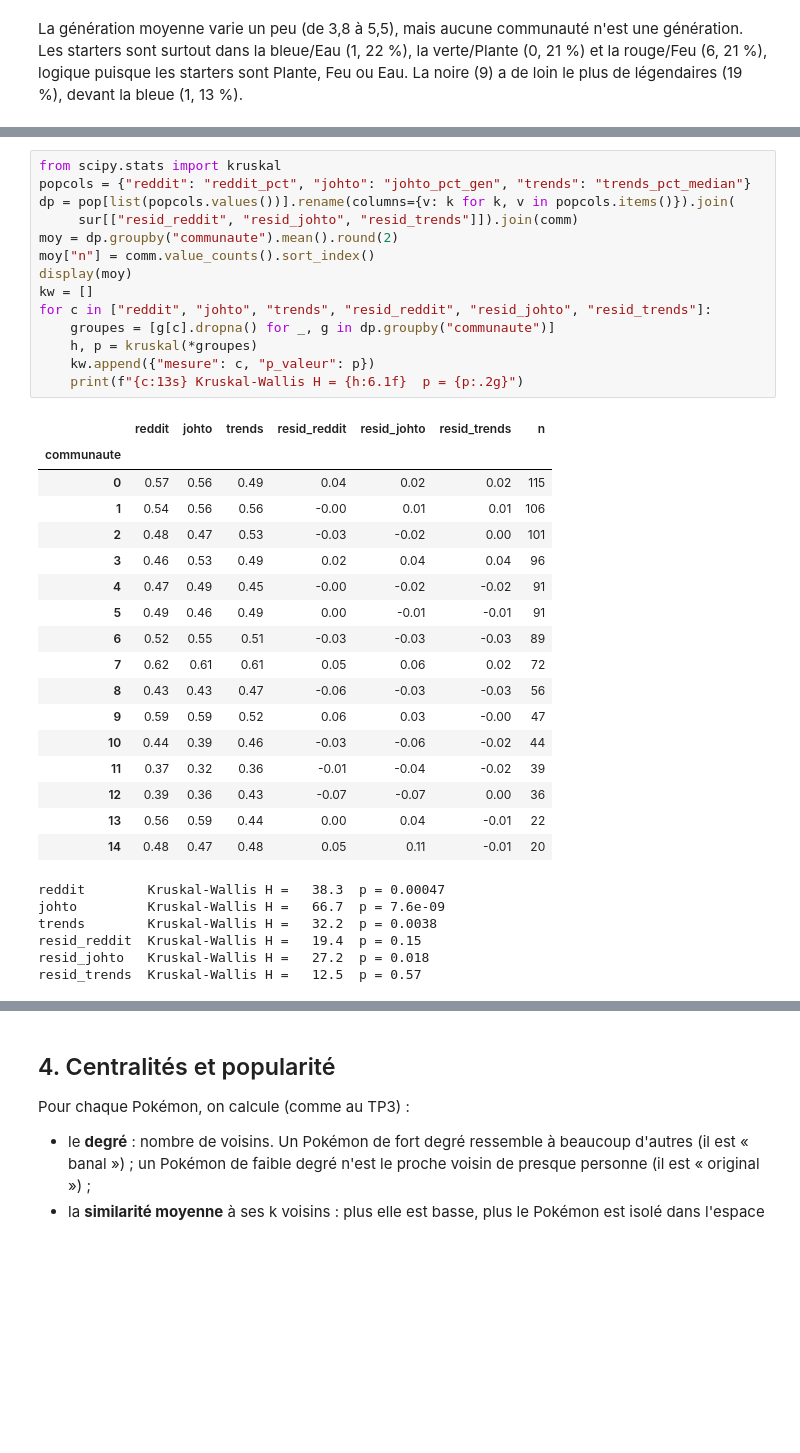
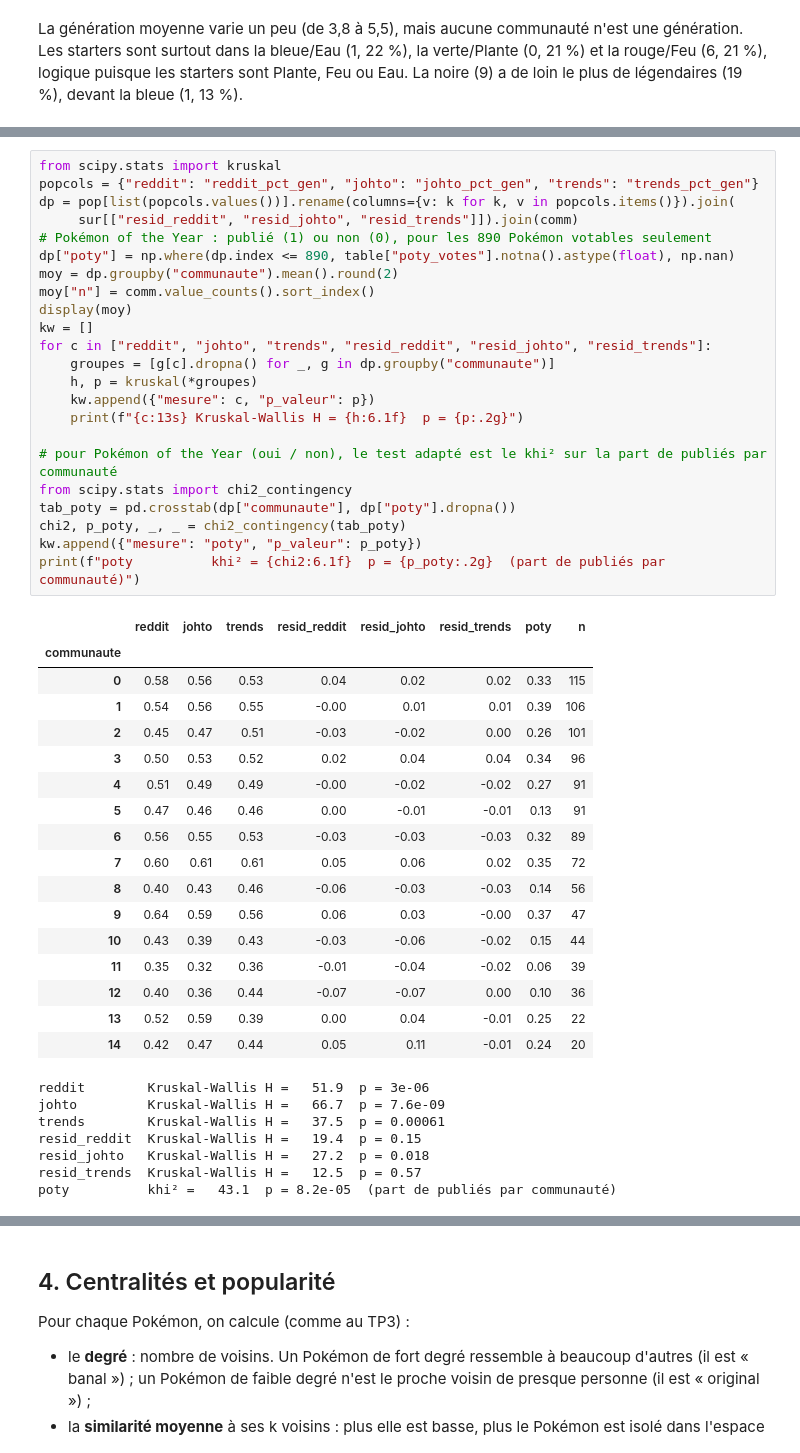
Before and after one commit to Kez0X/projet_pokemon, a Jupyter notebook: notebooks/07_reseau.ipynb, the cells around one changed output, grey strips where cells are left out. Cells and saved outputs as stored; diff of their text form; blank space fills up the shorter version.

```diff
--- a/notebooks/07_reseau.ipynb
+++ b/notebooks/07_reseau.ipynb
@@ -387,41 +386,51 @@ On regarde aussi les **résidus** du notebook 05 (ce qui reste de la popularité
 Pour chaque mesure, on fait un test de **Kruskal-Wallis** : est-ce que la popularité diffère entre les communautés ? (C'est la version non paramétrique de l'ANOVA, adaptée à des percentiles qui ne sont pas normaux.)
 # %%
 from scipy.stats import kruskal
-popcols = {"reddit": "reddit_pct", "johto": "johto_pct_gen", "trends": "trends_pct_median"}
+popcols = {"reddit": "reddit_pct_gen", "johto": "johto_pct_gen", "trends": "trends_pct_gen"}
 dp = pop[list(popcols.values())].rename(columns={v: k for k, v in popcols.items()}).join(
      sur[["resid_reddit", "resid_johto", "resid_trends"]]).join(comm)
+# Pokémon of the Year : publié (1) ou non (0), pour les 890 Pokémon votables seulement
+dp["poty"] = np.where(dp.index <= 890, table["poty_votes"].notna().astype(float), np.nan)
 moy = dp.groupby("communaute").mean().round(2)
 moy["n"] = comm.value_counts().sort_index()
 display(moy)
 kw = []
 for c in ["reddit", "johto", "trends", "resid_reddit", "resid_johto", "resid_trends"]:
     groupes = [g[c].dropna() for _, g in dp.groupby("communaute")]
     h, p = kruskal(*groupes)
     kw.append({"mesure": c, "p_valeur": p})
     print(f"{c:13s} Kruskal-Wallis H = {h:6.1f}  p = {p:.2g}")
+
+# pour Pokémon of the Year (oui / non), le test adapté est le khi² sur la part de publiés par communauté
+from scipy.stats import chi2_contingency
+tab_poty = pd.crosstab(dp["communaute"], dp["poty"].dropna())
+chi2, p_poty, _, _ = chi2_contingency(tab_poty)
+kw.append({"mesure": "poty", "p_valeur": p_poty})
+print(f"poty          khi² = {chi2:6.1f}  p = {p_poty:.2g}  (part de publiés par communauté)")
 # %% [output]
-|  | reddit | johto | trends | resid_reddit | resid_johto | resid_trends | n |
-| communaute |  |  |  |  |  |  |  |
-| 0 | 0.57 | 0.56 | 0.49 | 0.04 | 0.02 | 0.02 | 115 |
-| 1 | 0.54 | 0.56 | 0.56 | -0.00 | 0.01 | 0.01 | 106 |
-| 2 | 0.48 | 0.47 | 0.53 | -0.03 | -0.02 | 0.00 | 101 |
-| 3 | 0.46 | 0.53 | 0.49 | 0.02 | 0.04 | 0.04 | 96 |
-| 4 | 0.47 | 0.49 | 0.45 | -0.00 | -0.02 | -0.02 | 91 |
-| 5 | 0.49 | 0.46 | 0.49 | 0.00 | -0.01 | -0.01 | 91 |
-| 6 | 0.52 | 0.55 | 0.51 | -0.03 | -0.03 | -0.03 | 89 |
-| 7 | 0.62 | 0.61 | 0.61 | 0.05 | 0.06 | 0.02 | 72 |
-| 8 | 0.43 | 0.43 | 0.47 | -0.06 | -0.03 | -0.03 | 56 |
-| 9 | 0.59 | 0.59 | 0.52 | 0.06 | 0.03 | -0.00 | 47 |
-| 10 | 0.44 | 0.39 | 0.46 | -0.03 | -0.06 | -0.02 | 44 |
-| 11 | 0.37 | 0.32 | 0.36 | -0.01 | -0.04 | -0.02 | 39 |
-| 12 | 0.39 | 0.36 | 0.43 | -0.07 | -0.07 | 0.00 | 36 |
-| 13 | 0.56 | 0.59 | 0.44 | 0.00 | 0.04 | -0.01 | 22 |
-| 14 | 0.48 | 0.47 | 0.48 | 0.05 | 0.11 | -0.01 | 20 |
+|  | reddit | johto | trends | resid_reddit | resid_johto | resid_trends | poty | n |
+| communaute |  |  |  |  |  |  |  |  |
+| 0 | 0.58 | 0.56 | 0.53 | 0.04 | 0.02 | 0.02 | 0.33 | 115 |
+| 1 | 0.54 | 0.56 | 0.55 | -0.00 | 0.01 | 0.01 | 0.39 | 106 |
+| 2 | 0.45 | 0.47 | 0.51 | -0.03 | -0.02 | 0.00 | 0.26 | 101 |
+| 3 | 0.50 | 0.53 | 0.52 | 0.02 | 0.04 | 0.04 | 0.34 | 96 |
+| 4 | 0.51 | 0.49 | 0.49 | -0.00 | -0.02 | -0.02 | 0.27 | 91 |
+| 5 | 0.47 | 0.46 | 0.46 | 0.00 | -0.01 | -0.01 | 0.13 | 91 |
+| 6 | 0.56 | 0.55 | 0.53 | -0.03 | -0.03 | -0.03 | 0.32 | 89 |
+| 7 | 0.60 | 0.61 | 0.61 | 0.05 | 0.06 | 0.02 | 0.35 | 72 |
+| 8 | 0.40 | 0.43 | 0.46 | -0.06 | -0.03 | -0.03 | 0.14 | 56 |
+| 9 | 0.64 | 0.59 | 0.56 | 0.06 | 0.03 | -0.00 | 0.37 | 47 |
+| 10 | 0.43 | 0.39 | 0.43 | -0.03 | -0.06 | -0.02 | 0.15 | 44 |
+| 11 | 0.35 | 0.32 | 0.36 | -0.01 | -0.04 | -0.02 | 0.06 | 39 |
+| 12 | 0.40 | 0.36 | 0.44 | -0.07 | -0.07 | 0.00 | 0.10 | 36 |
+| 13 | 0.52 | 0.59 | 0.39 | 0.00 | 0.04 | -0.01 | 0.25 | 22 |
+| 14 | 0.42 | 0.47 | 0.44 | 0.05 | 0.11 | -0.01 | 0.24 | 20 |
-reddit        Kruskal-Wallis H =   38.3  p = 0.00047
+reddit        Kruskal-Wallis H =   51.9  p = 3e-06
 johto         Kruskal-Wallis H =   66.7  p = 7.6e-09
-trends        Kruskal-Wallis H =   32.2  p = 0.0038
+trends        Kruskal-Wallis H =   37.5  p = 0.00061
 resid_reddit  Kruskal-Wallis H =   19.4  p = 0.15
 resid_johto   Kruskal-Wallis H =   27.2  p = 0.018
 resid_trends  Kruskal-Wallis H =   12.5  p = 0.57
+poty          khi² =   43.1  p = 8.2e-05  (part de publiés par communauté)
 # %% [markdown]
 Sur les **sondages**, la popularité diffère entre communautés (Kruskal-Wallis, p < 0,001 pour Reddit et pour le Johto Times) :
```
Also changed, not shown: parts of 17 cells of this notebook.
